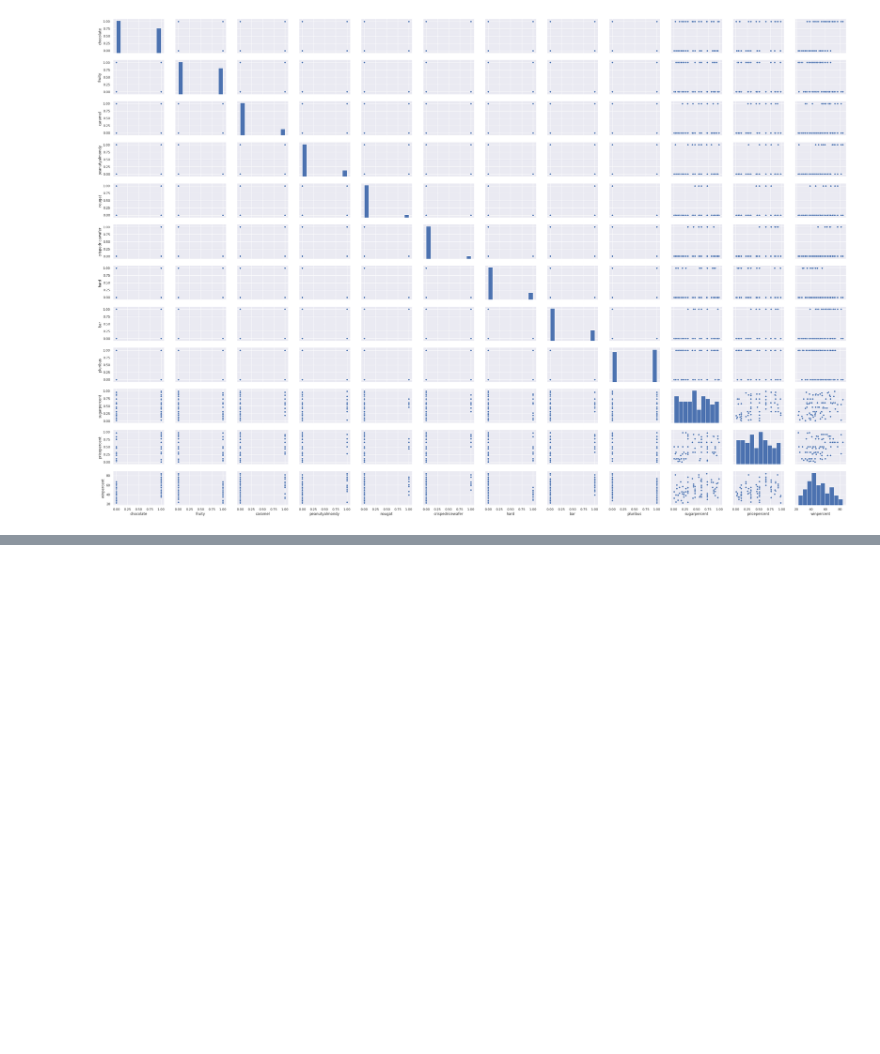
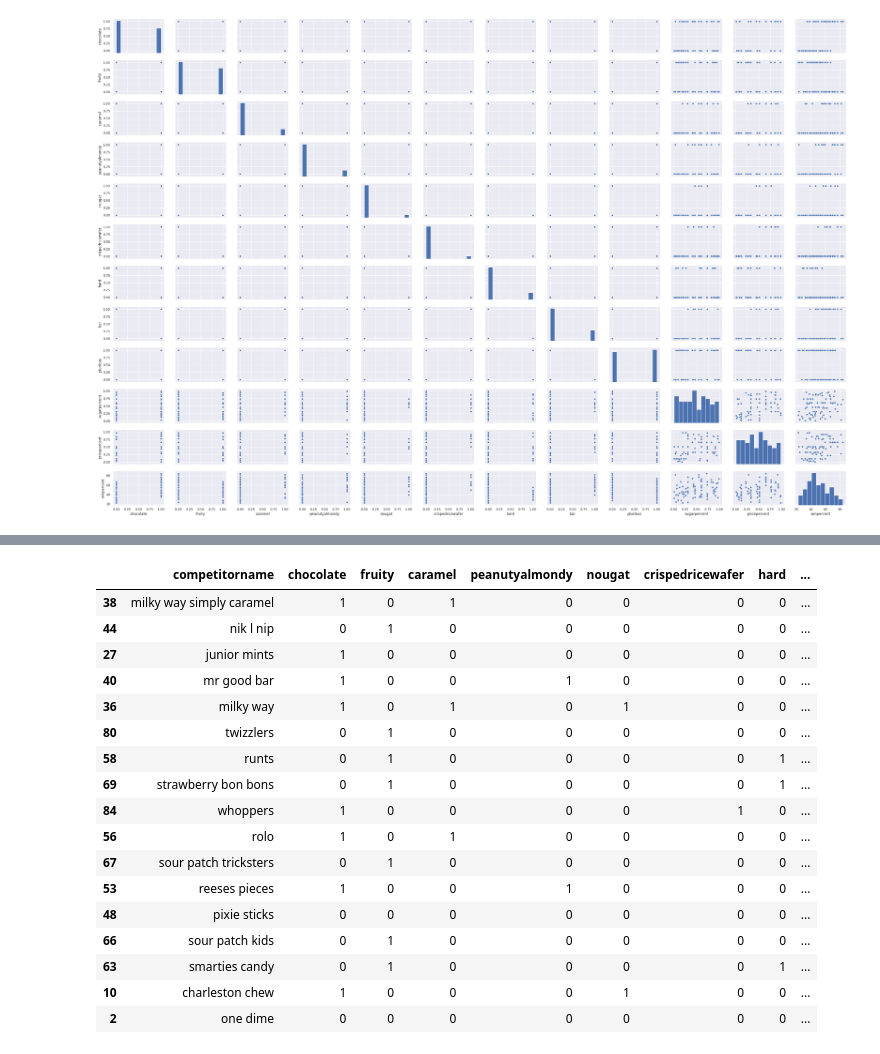
Before and after one commit to URP-DataScience/URP_ML1, a Jupyter notebook: ML Foundation Project.ipynb, the cells around one changed output, grey strips where cells are left out. Saved outputs shown, nothing was run; the diff lists cells and outputs as text; code cells hidden in the pictures; blank space fills up the shorter version.

```diff
--- a/ML Foundation Project.ipynb
+++ b/ML Foundation Project.ipynb
@@ -141,3 +141,6 @@ sns.pairplot(candy_data, size = 2, aspect = 1.5)
 # %% [output]
 <seaborn.axisgrid.PairGrid at 0x...>
 [figure]
+# %%
+feature_cols = ['competitorname','chocolate','fruity','caramel','peanutyalmondy','nougat','crispedricewafer','hard','bar','pluribus','sugarpercent','pricepercent']                # create a Python list of feature names
+X = candy_data[feature_cols]             # use the list to select a subset of the original DataFrame-+
@@ -143,0 +153,3 @@ sns.pairplot(candy_data, size = 2, aspect = 1.5)
+# %%
+Y = candy_data.winpercent
+Y.head()
@@ -143,0 +171,13 @@ sns.pairplot(candy_data, size = 2, aspect = 1.5)
+# %%
+from sklearn.model_selection import train_test_split
+
+def split(X,Y):
+    return train_test_split(X, Y, test_size=0.20, random_state=1)
+# %%
+X_train, X_test, Y_train, Y_test=split(X,Y)
+print('Train cases as below')
+print('X_train shape: ',X_train.shape)
+print('Y_train shape: ',Y_train.shape)
+print('\nTest cases as below')
+print('X_test shape: ',X_test.shape)
+print('Y_test shape: ',Y_test.shape)
@@ -143,0 +234,21 @@ sns.pairplot(candy_data, size = 2, aspect = 1.5)
+# %%
+X_test
+# %% [output]
+|  | competitorname | chocolate | fruity | caramel | peanutyalmondy | nougat | crispedricewafer | hard | ... |
+| 38 | milky way simply caramel | 1 | 0 | 1 | 0 | 0 | 0 | 0 | ... |
+| 44 | nik l nip | 0 | 1 | 0 | 0 | 0 | 0 | 0 | ... |
+| 27 | junior mints | 1 | 0 | 0 | 0 | 0 | 0 | 0 | ... |
+| 40 | mr good bar | 1 | 0 | 0 | 1 | 0 | 0 | 0 | ... |
+| 36 | milky way | 1 | 0 | 1 | 0 | 1 | 0 | 0 | ... |
+| 80 | twizzlers | 0 | 1 | 0 | 0 | 0 | 0 | 0 | ... |
+| 58 | runts | 0 | 1 | 0 | 0 | 0 | 0 | 1 | ... |
+| 69 | strawberry bon bons | 0 | 1 | 0 | 0 | 0 | 0 | 1 | ... |
+| 84 | whoppers | 1 | 0 | 0 | 0 | 0 | 1 | 0 | ... |
+| 56 | rolo | 1 | 0 | 1 | 0 | 0 | 0 | 0 | ... |
+| 67 | sour patch tricksters | 0 | 1 | 0 | 0 | 0 | 0 | 0 | ... |
+| 53 | reeses pieces | 1 | 0 | 0 | 1 | 0 | 0 | 0 | ... |
+| 48 | pixie sticks | 0 | 0 | 0 | 0 | 0 | 0 | 0 | ... |
+| 66 | sour patch kids | 0 | 1 | 0 | 0 | 0 | 0 | 0 | ... |
+| 63 | smarties candy | 0 | 1 | 0 | 0 | 0 | 0 | 1 | ... |
+| 10 | charleston chew | 1 | 0 | 0 | 0 | 1 | 0 | 0 | ... |
+| 2 | one dime | 0 | 0 | 0 | 0 | 0 | 0 | 0 | ... |
```
Also changed, not shown: parts of 10 cells of this notebook.
